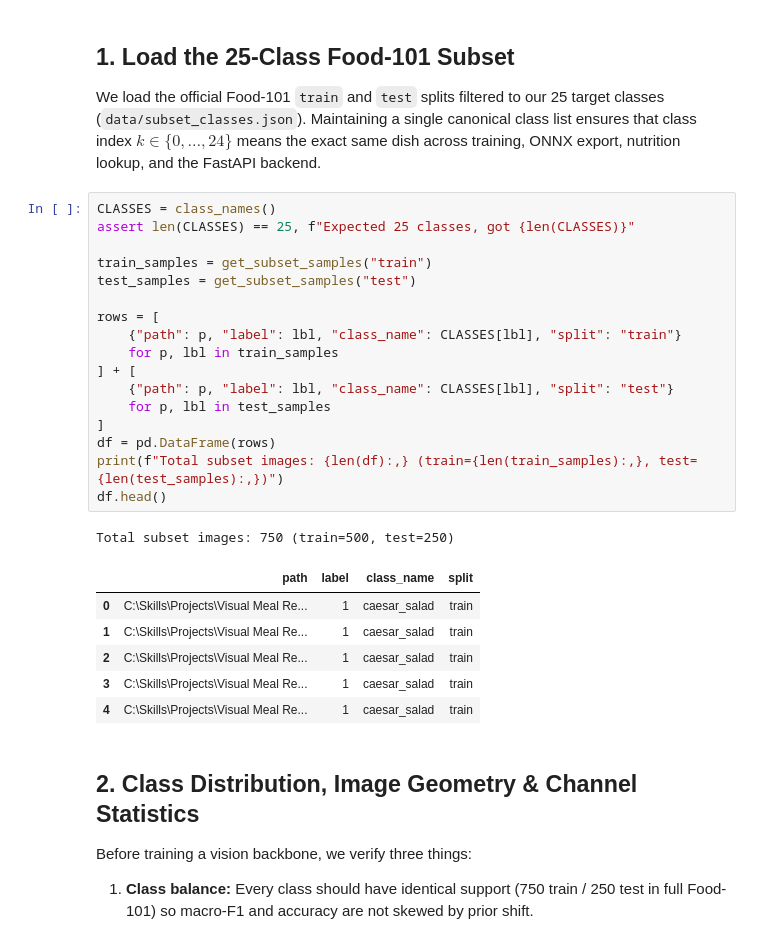
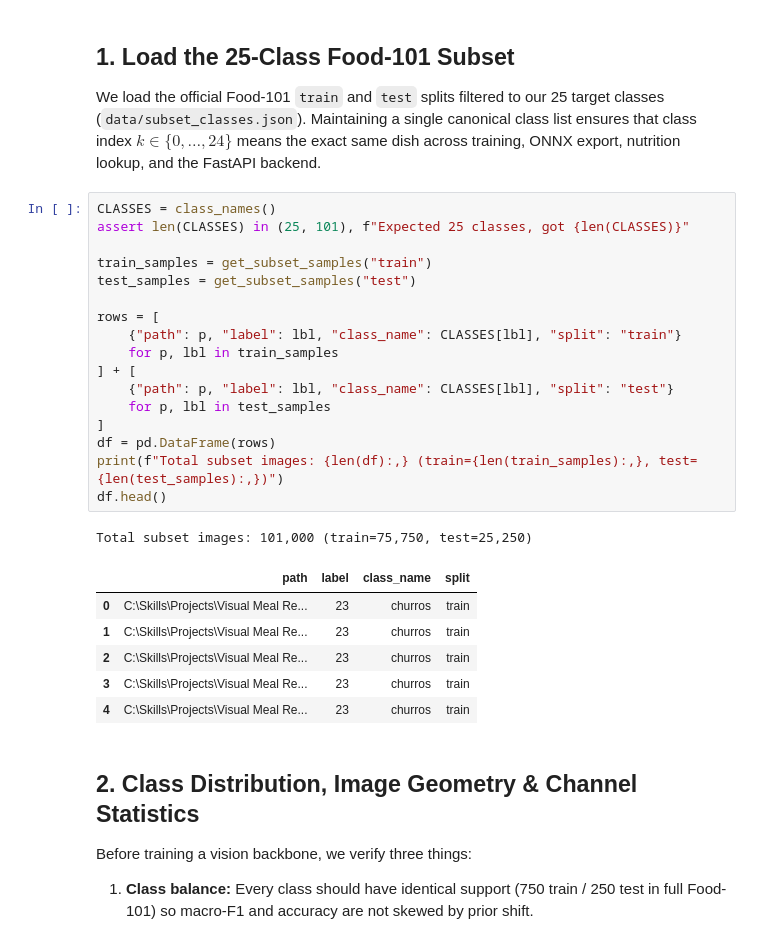
Before and after one commit to Artifact19/caloriecam-macro-triage, a Jupyter notebook: notebooks/01_dataset_eda_and_preprocessing.ipynb, the cells around one changed output. Drawn from its saved outputs; the diff is of its cells as text.

Commit message:
Expand to full Food-101 dataset: train 101 classes, export ONNX and INT8 engines, update UI and nutrition registry

```diff
--- a/notebooks/01_dataset_eda_and_preprocessing.ipynb
+++ b/notebooks/01_dataset_eda_and_preprocessing.ipynb
@@ -73,29 +73,29 @@ Selected device: cpu | FAST_DEV=True | ROOT=C:\Skills\Projects\Visual Meal Recog
 We load the official Food-101 `train` and `test` splits filtered to our 25 target classes (`data/subset_classes.json`). Maintaining a single canonical class list ensures that class index $k \in \{0, \dots, 24\}$ means the exact same dish across training, ONNX export, nutrition lookup, and the FastAPI backend.
 # %%
 CLASSES = class_names()
-assert len(CLASSES) == 25, f"Expected 25 classes, got {len(CLASSES)}"
+assert len(CLASSES) in (25, 101), f"Expected 25 classes, got {len(CLASSES)}"
 
 train_samples = get_subset_samples("train")
 test_samples = get_subset_samples("test")
 
 rows = [
     {"path": p, "label": lbl, "class_name": CLASSES[lbl], "split": "train"}
     for p, lbl in train_samples
 ] + [
     {"path": p, "label": lbl, "class_name": CLASSES[lbl], "split": "test"}
     for p, lbl in test_samples
 ]
 df = pd.DataFrame(rows)
 print(f"Total subset images: {len(df):,} (train={len(train_samples):,}, test={len(test_samples):,})")
 df.head()
 # %% [output]
-Total subset images: 750 (train=500, test=250)
+Total subset images: 101,000 (train=75,750, test=25,250)
 |  | path | label | class_name | split |
-| 0 | C:\Skills\Projects\Visual Meal Re... | 1 | caesar_salad | train |
-| 1 | C:\Skills\Projects\Visual Meal Re... | 1 | caesar_salad | train |
-| 2 | C:\Skills\Projects\Visual Meal Re... | 1 | caesar_salad | train |
-| 3 | C:\Skills\Projects\Visual Meal Re... | 1 | caesar_salad | train |
-| 4 | C:\Skills\Projects\Visual Meal Re... | 1 | caesar_salad | train |
+| 0 | C:\Skills\Projects\Visual Meal Re... | 23 | churros | train |
+| 1 | C:\Skills\Projects\Visual Meal Re... | 23 | churros | train |
+| 2 | C:\Skills\Projects\Visual Meal Re... | 23 | churros | train |
+| 3 | C:\Skills\Projects\Visual Meal Re... | 23 | churros | train |
+| 4 | C:\Skills\Projects\Visual Meal Re... | 23 | churros | train |
 # %% [markdown]
 ## 2. Class Distribution, Image Geometry & Channel Statistics
 
```
Also changed, not shown: parts of 6 cells of this notebook, 31 other files.
